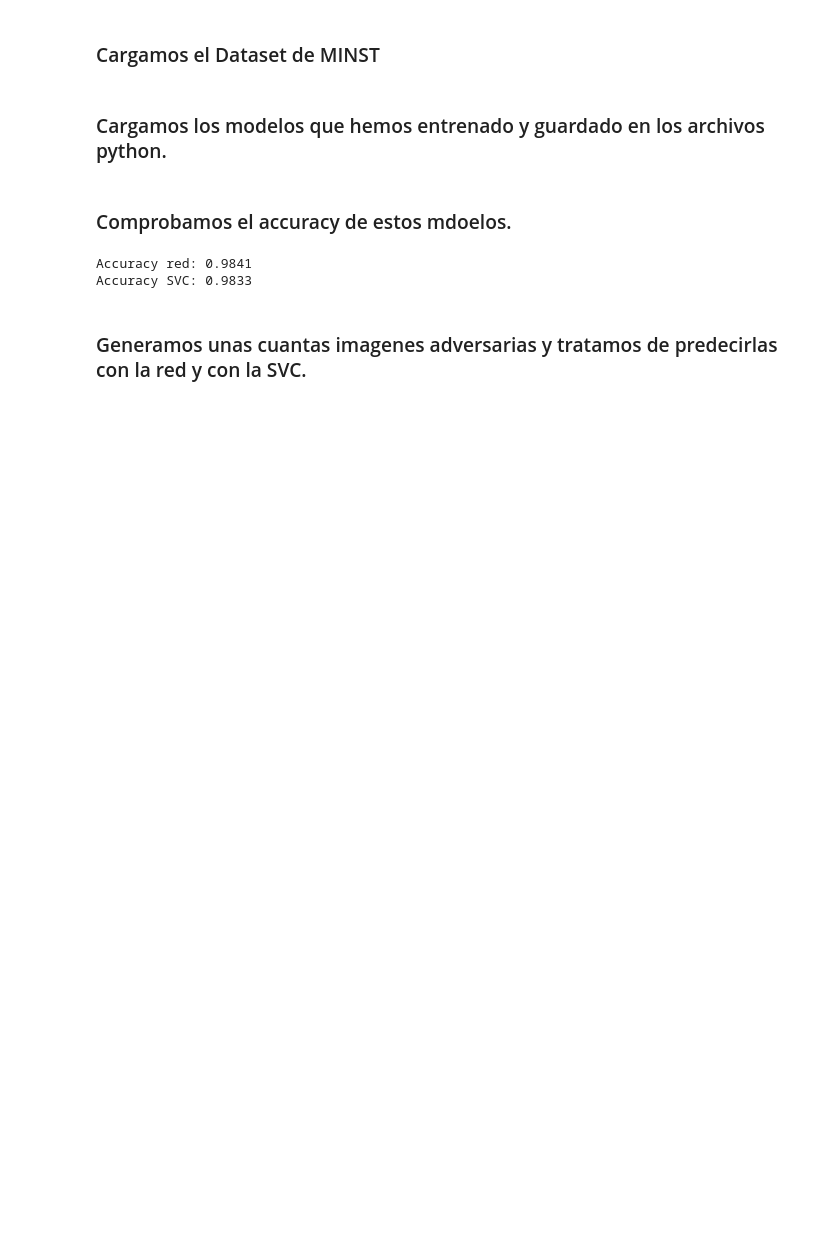
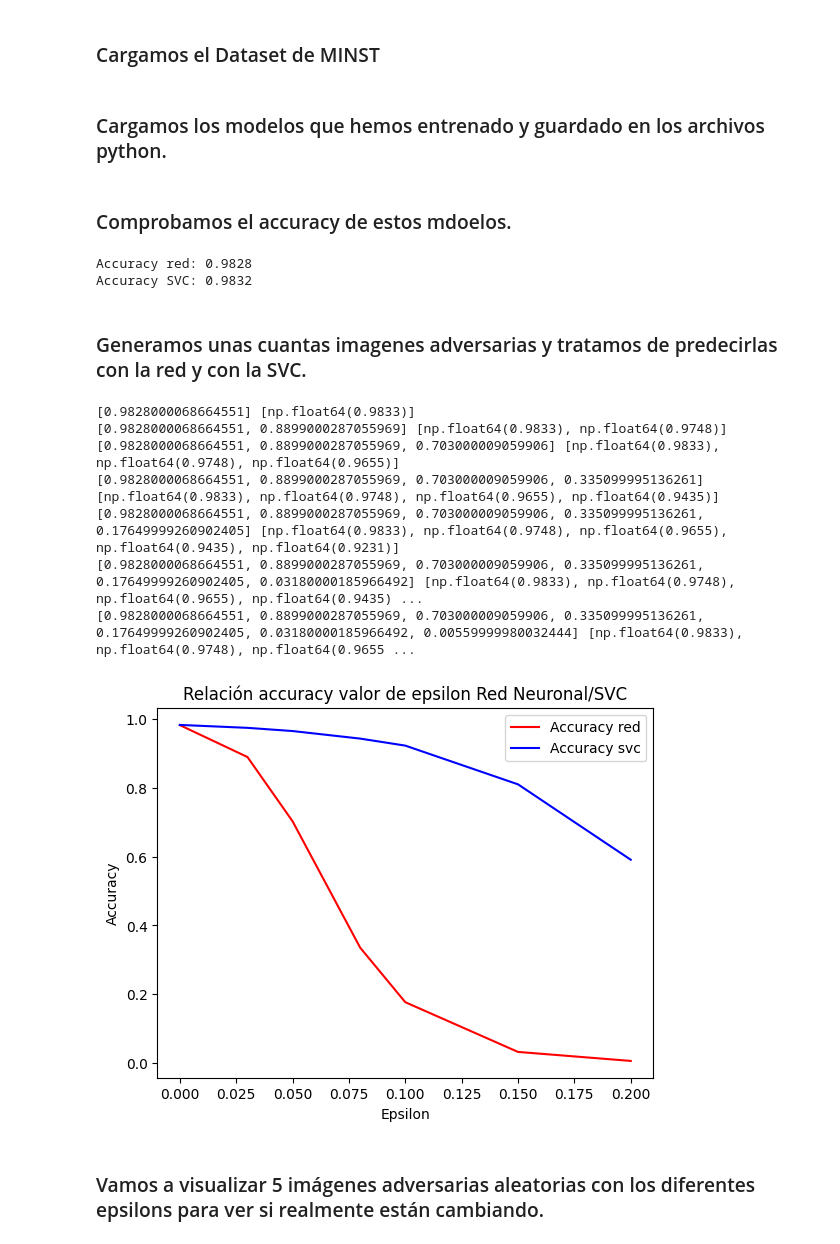
Before and after one commit to JaJeJoTor/io-practica1, a Jupyter notebook: parte_2.ipynb, the cells around one changed output. Cells and saved outputs as stored; diff of their text form; code cells hidden in the pictures; blank space fills up the shorter version.

```diff
--- a/parte_2.ipynb
+++ b/parte_2.ipynb
@@ -24,7 +23,7 @@ import joblib
 from NN import NN
 
 red = NN(28*28)
-red.load_state_dict(torch.load('modelo.pth', map_location= torch.device('cpu')))
+red.load_state_dict(torch.load('modelo.pth', map_location= torch.device('cpu'), weights_only= True))
 red.eval()
 
 svc = joblib.load('SVC.pkl')
@@ -33,42 +32,57 @@ svc = joblib.load('SVC.pkl')
 # %%
 from sklearn.metrics import accuracy_score
 
-print(f'Accuracy red: {red.accuracy(test_dataset, device= "cpu")}')
+print(f'Accuracy red: {red.accuracy(test_dataset.data.float() / 255, test_dataset.targets, device= "cpu")}')
 print(f'Accuracy SVC: {accuracy_score(y_test, svc.predict(X_test))}')
 # %% [output]
-Accuracy red: 0.9841
-Accuracy SVC: 0.9833
+Accuracy red: 0.9828
+Accuracy SVC: 0.9832
 # %% [markdown]
 ### Generamos unas cuantas imagenes adversarias y tratamos de predecirlas con la red y con la SVC.
 # %%
 from FGSM import get_adversarial_images
 import matplotlib.pyplot as plt
+from torch.utils.data import DataLoader, TensorDataset
 
-epsilons = [0.0, 0.05, 0.1, 0.15, 0.2, 0.25, 0.3]
+epsilons = [0.0, 0.03, 0.05, 0.08, 0.1, 0.15, 0.2]
 accuracies_red = []
 accuracies_svc = []
+imagenes_adversarias = {}
 
-test_dataset_loader = DataLoader(test_dataset, batch_size= 256)
+test_dataset_loader = DataLoader(TensorDataset(test_dataset.data.float() / 255, test_dataset.targets), batch_size= 2048)
 
 for epsilon in epsilons:
 
-        modified_images, labels = get_adversarial_images(red, test_dataset_loader, epsilon= epsilon)
+        modified_images, labels = get_adversarial_images(red, test_dataset_loader, epsilon= epsilon, device= 'cpu')
+        imagenes_adversarias[epsilon] = modified_images
+
         # Primero lo hacemos para la red neuronal
         with torch.no_grad():
             outputs = red(modified_images)
             y_pred = torch.argmax(outputs, dim= 1)
-            total = labels.size(0)
-            correct = (y_pred == labels).sum().item()
 
         # Calculamos el accuracy.
-        accuracies_red.append(correct / total)
+        accuracies_red.append((y_pred == labels).float().mean().item())
 
 		# Ahora para la svc
         y_pred = svc.predict(modified_images.detach().numpy().reshape(len(modified_images), 28*28))
-        accuracies_svc.append(y_pred == labels.numpy() / total)
+        accuracies_svc.append((y_pred == labels.numpy()).mean())
 
-plt.title('Relación accuracy valor de epsilon Red Neuronal')
+plt.title('Relación accuracy valor de epsilon Red Neuronal/SVC')
 plt.plot(epsilons, accuracies_red, color= 'red', label= 'Accuracy red')
 plt.plot(epsilons, accuracies_svc, color= 'blue', label= 'Accuracy svc')
 plt.xlabel('Epsilon')
 plt.ylabel('Accuracy')
+plt.legend()
+plt.show()
+# %% [output]
+[0.9828000068664551] [np.float64(0.9833)]
+[0.9828000068664551, 0.8899000287055969] [np.float64(0.9833), np.float64(0.9748)]
+[0.9828000068664551, 0.8899000287055969, 0.703000009059906] [np.float64(0.9833), np.float64(0.9748), np.float64(0.9655)]
+[0.9828000068664551, 0.8899000287055969, 0.703000009059906, 0.335099995136261] [np.float64(0.9833), np.float64(0.9748), np.float64(0.9655), np.float64(0.9435)]
+[0.9828000068664551, 0.8899000287055969, 0.703000009059906, 0.335099995136261, 0.17649999260902405] [np.float64(0.9833), np.float64(0.9748), np.float64(0.9655), np.float64(0.9435), np.float64(0.9231)]
+[0.9828000068664551, 0.8899000287055969, 0.703000009059906, 0.335099995136261, 0.17649999260902405, 0.03180000185966492] [np.float64(0.9833), np.float64(0.9748), np.float64(0.9655), np.float64(0.9435) ...
+[0.9828000068664551, 0.8899000287055969, 0.703000009059906, 0.335099995136261, 0.17649999260902405, 0.03180000185966492, 0.00559999980032444] [np.float64(0.9833), np.float64(0.9748), np.float64(0.9655 ...
+[figure, added]
+# %% [markdown]
+### Vamos a visualizar 5 imágenes adversarias aleatorias con los diferentes epsilons para ver si realmente están cambiando.
```
Also changed, not shown: parts of 3 cells of this notebook, 5 other files.
